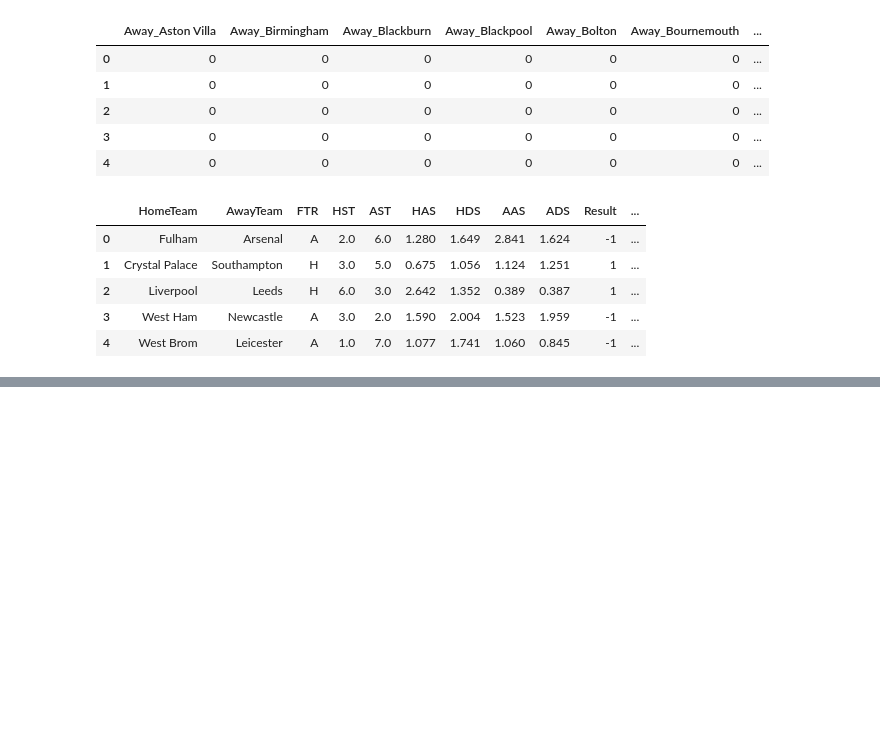
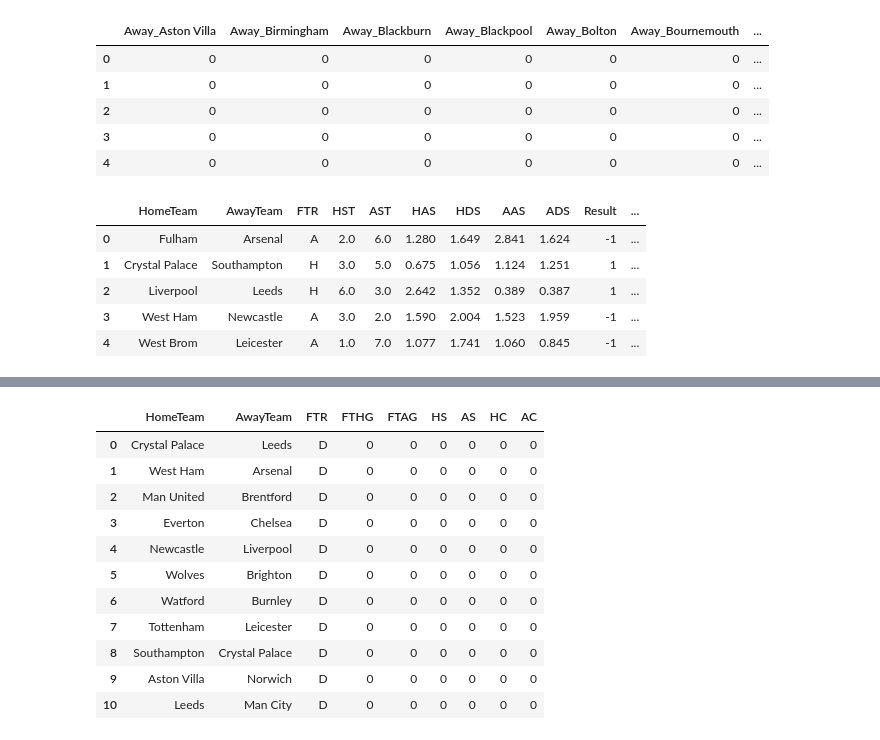
Before and after one commit to saylibhavsar/Football-Data-Analysis, a Jupyter notebook: Web Scraping - Football Analysis.ipynb, the cells around one changed output, grey strips where cells are left out. Cells and saved outputs as stored; diff of their text form; code cells hidden in the pictures; blank space fills up the shorter version.

```diff
--- a/Web Scraping - Football Analysis.ipynb
+++ b/Web Scraping - Football Analysis.ipynb
@@ -389,0 +462,29 @@ TypeError: fit() missing 1 required positional argument: 'y'
+# %%
+# Adding next week fixtures from understat.com
+
+new_fixtures = pd.DataFrame( [['Crystal Palace','Leeds','D',0,0,0,0,0,0],
+                             ['West Ham','Arsenal','D',0,0,0,0,0,0],
+                             ['Man United','Brentford','D',0,0,0,0,0,0],
+                             ['Everton','Chelsea','D',0,0,0,0,0,0],
+                             ['Newcastle','Liverpool','D',0,0,0,0,0,0],
+                             ['Wolves','Brighton','D',0,0,0,0,0,0],
+                             ['Watford','Burnley','D',0,0,0,0,0,0],
+                             ['Tottenham','Leicester','D',0,0,0,0,0,0],
+                             ['Southampton','Crystal Palace','D',0,0,0,0,0,0],
+                             ['Aston Villa','Norwich','D',0,0,0,0,0,0],
+                             ['Leeds','Man City','D',0,0,0,0,0,0]],columns=feat_table.columns)
+# %%
+new_fixtures
+# %% [output]
+|  | HomeTeam | AwayTeam | FTR | FTHG | FTAG | HS | AS | HC | AC |
+| 0 | Crystal Palace | Leeds | D | 0 | 0 | 0 | 0 | 0 | 0 |
+| 1 | West Ham | Arsenal | D | 0 | 0 | 0 | 0 | 0 | 0 |
+| 2 | Man United | Brentford | D | 0 | 0 | 0 | 0 | 0 | 0 |
+| 3 | Everton | Chelsea | D | 0 | 0 | 0 | 0 | 0 | 0 |
+| 4 | Newcastle | Liverpool | D | 0 | 0 | 0 | 0 | 0 | 0 |
+| 5 | Wolves | Brighton | D | 0 | 0 | 0 | 0 | 0 | 0 |
+| 6 | Watford | Burnley | D | 0 | 0 | 0 | 0 | 0 | 0 |
+| 7 | Tottenham | Leicester | D | 0 | 0 | 0 | 0 | 0 | 0 |
+| 8 | Southampton | Crystal Palace | D | 0 | 0 | 0 | 0 | 0 | 0 |
+| 9 | Aston Villa | Norwich | D | 0 | 0 | 0 | 0 | 0 | 0 |
+| 10 | Leeds | Man City | D | 0 | 0 | 0 | 0 | 0 | 0 |
```
Also changed, not shown: parts of 15 cells of this notebook.
